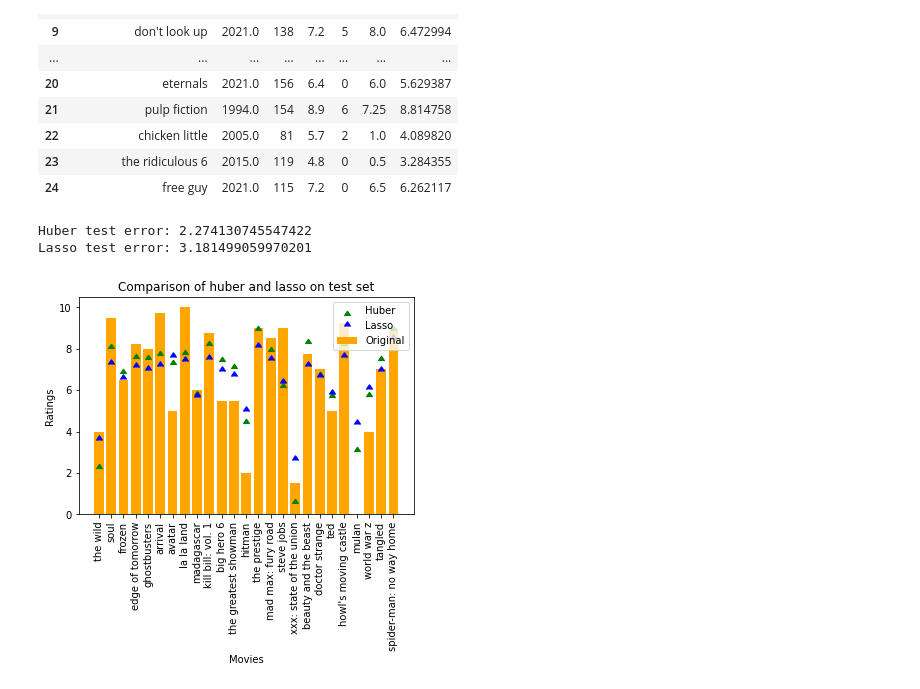
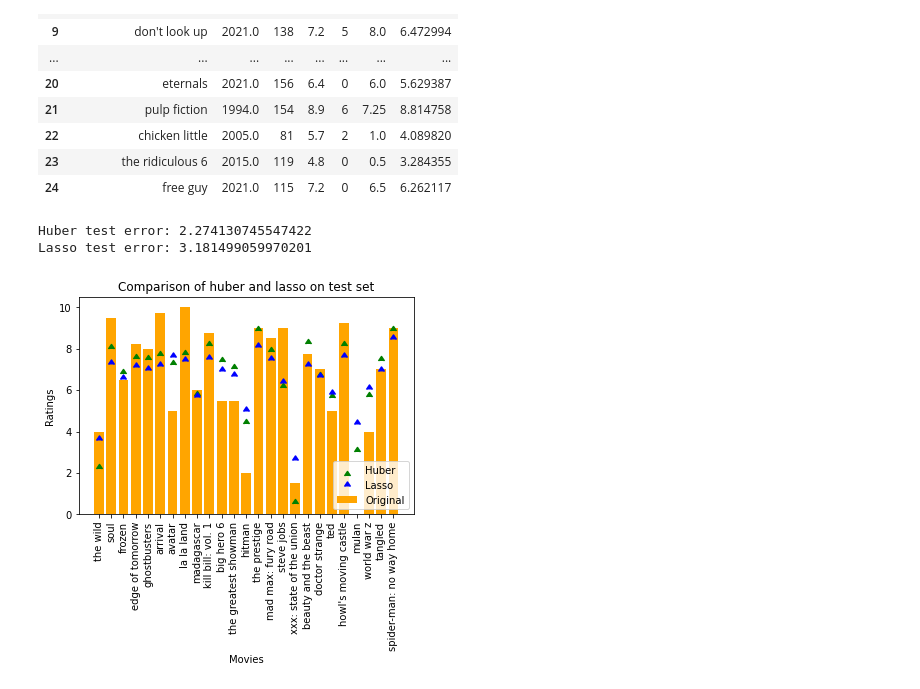
Before and after one commit to Gusse1/Movie-recommendator, a Jupyter notebook: MLProject.ipynb, the cells around one changed output. Drawn from its saved outputs; the diff is of its cells as text; code cells hidden in the pictures.

Commit message:
Fixed location of legend in test graph

```diff
--- a/MLProject.ipynb
+++ b/MLProject.ipynb
@@ -138,18 +138,18 @@ y_pred_test_lasso = pd.DataFrame(clf2.predict(X_real_test)) # Second for ridge
 # %%
 # Test set to see which model is better
 fg, ax = plt.subplots() # Create figure for plot
 ax.bar(X_test[:, 0], y_test, color = 'orange') # Original as bar graph
 ax.scatter(X_test[:, 0], y_pred_test, color = 'g', marker = 6) # Predicted with huber
 ax.scatter(X_test[:, 0], y_pred_test_lasso, color = 'b', marker = 10) # Predicted with ridge
 
-plt.legend(['Huber','Lasso','Original'])
+plt.legend(['Huber','Lasso','Original'], loc = 4)
 
 plt.title('Comparison of huber and lasso on test set')
 plt.xlabel('Movies')
 plt.ylabel('Ratings')
 ax.tick_params(axis = 'x', rotation = 90)
 print(f"Huber test error: {mean_squared_error(y_test,y_pred_test)}\nLasso test error: {mean_squared_error(y_test,y_pred_test_lasso)}")
 # %% [output]
 Huber test error: 2.274130745547422
 Lasso test error: 3.181499059970201
-[figure, old version]
+[figure, new version]
```
